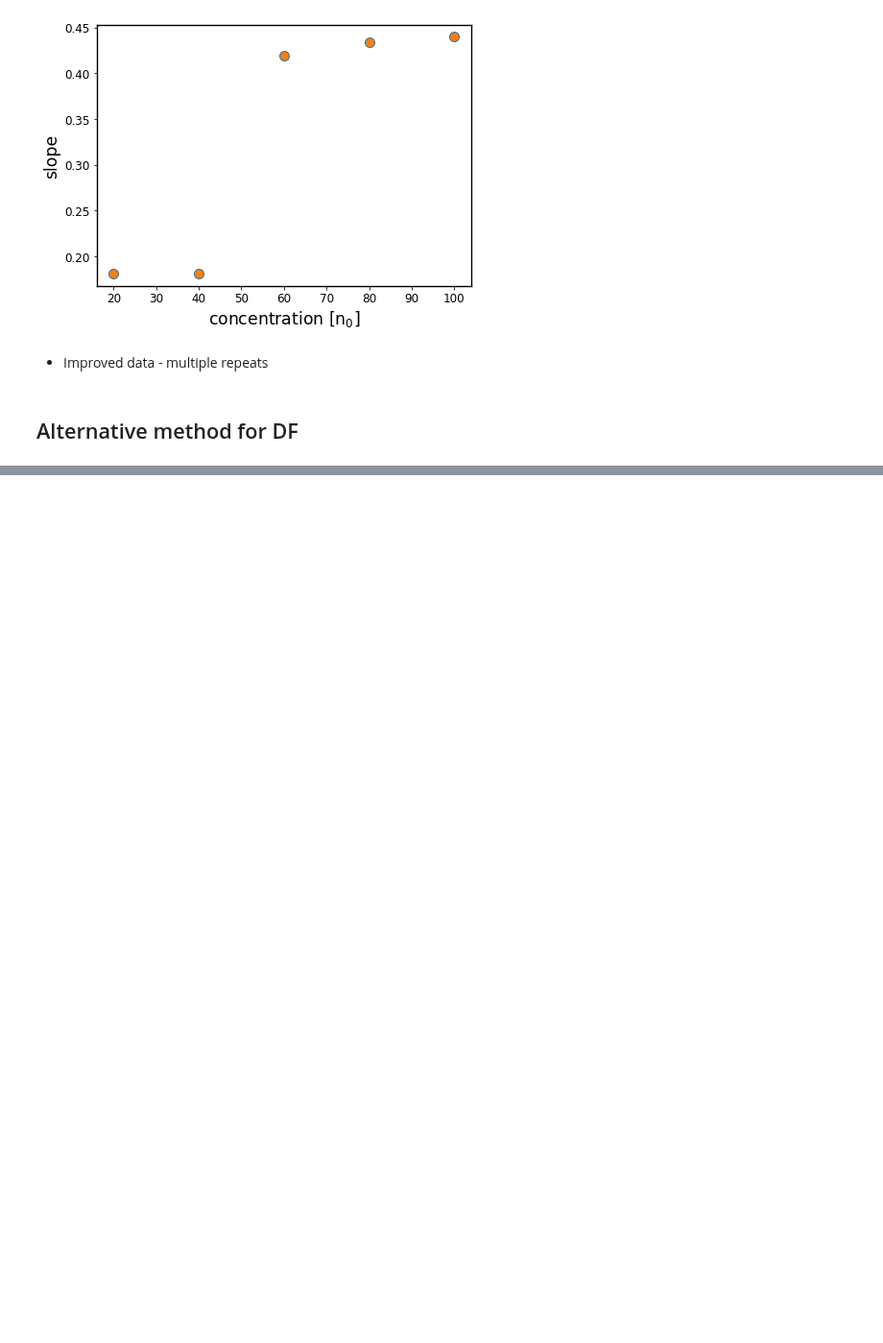
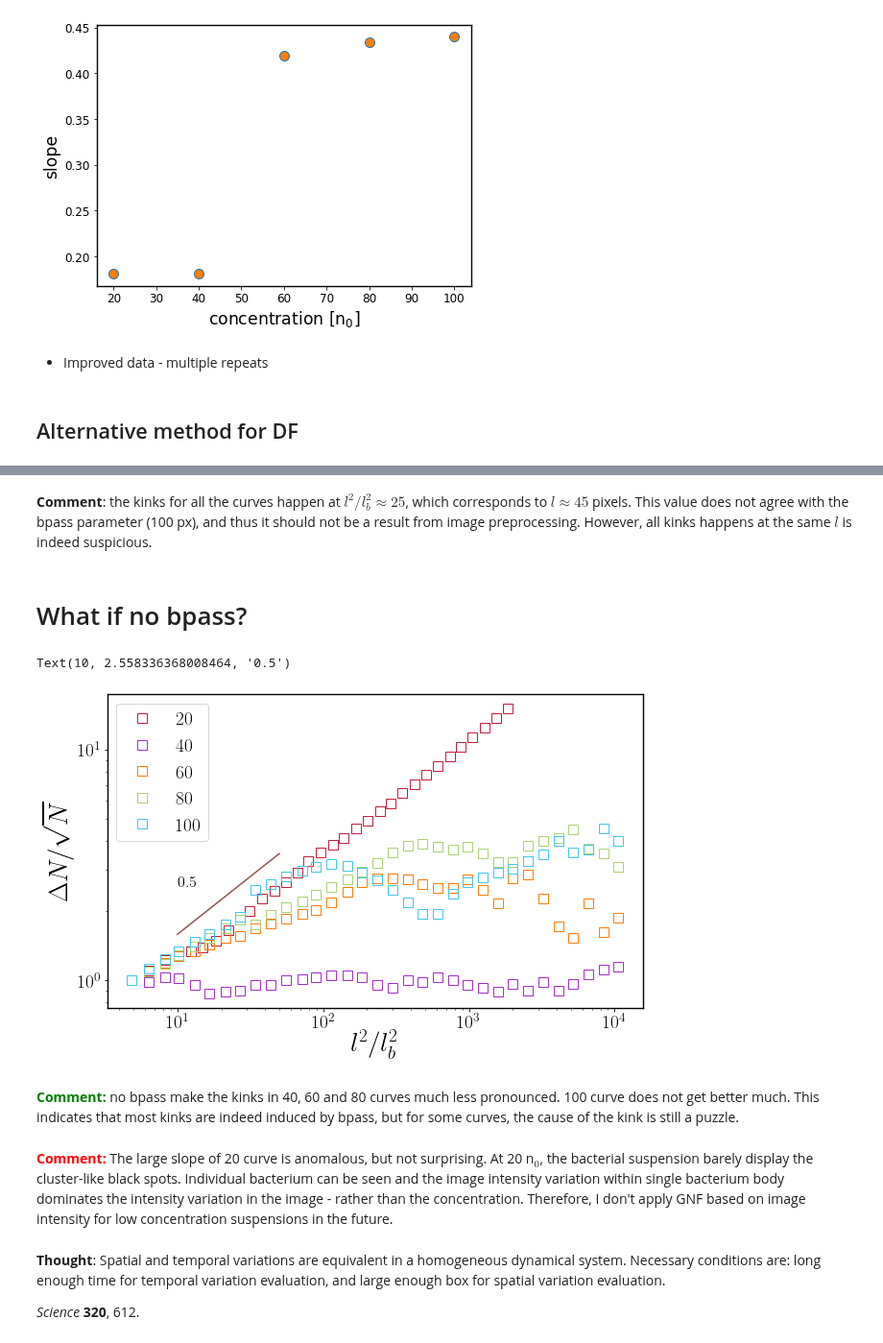
Before and after one commit to ZLoverty/Python, a Jupyter notebook: Correlation/src/fig-2_GNF.ipynb, the cells around one changed output, grey strips where cells are left out. Shown at 96% size. Cells and saved outputs as stored; diff of their text form; code cells hidden in the pictures; blank space fills up the shorter version.

```diff
--- a/Correlation/src/fig-2_GNF.ipynb
+++ b/Correlation/src/fig-2_GNF.ipynb
@@ -95,0 +115,40 @@ name = ['40', '60', '80', '100']
+# %% [markdown]
+__Comment__: the kinks for all the curves happen at $l^2/l_b^2\approx25$, which corresponds to $l\approx45$ pixels. This value does not agree with the bpass parameter (100 px), and thus it should not be a result from image preprocessing. However, all kinks happens at the same $l$ is indeed suspicious.
+# %% [markdown]
+# What if no bpass?
+# %%
+lb = 3 # um
+mpp = 0.33 # um per pixel
+folder = r'D:\Wei\Dynamics_raw\df2nobp_result'
+names = ['20', '40', '60', '80', '100']
+count = 0
+for name in names:
+    subdata = pd.read_csv(os.path.join(folder, name, 'df_average.csv'))
+    xx = subdata.n / (lb/mpp)**2
+    yy = subdata.d / subdata.n**.5
+    yy = yy / yy.iat[0]
+    plt.plot(xx[0:len(xx):3], yy[0:len(yy):3], label=str(name), ls='', marker='s',
+            mfc=(0,0,0,0), mec=wowcolor(count), markersize=10)
+    count += 1
+plt.legend()
+plt.xscale('log')
+plt.yscale('log')
+plt.xlabel('$l^2/l_b^2$')
+plt.ylabel('$\Delta N/\sqrt{N}$')
+
+# guide of the eye slope
+x = np.array([10, 50])
+y = x**0.5 / 2
+plt.plot(x, y)
+plt.text(x[0], y.mean(), '0.5')
+# %% [output]
+Text(10, 2.558336368008464, '0.5')
+[figure, added]
+# %% [markdown]
+<b style='color:green'>Comment:</b> no bpass make the kinks in 40, 60 and 80 curves much less pronounced. 100 curve does not get better much. This indicates that most kinks are indeed induced by bpass, but for some curves, the cause of the kink is still a puzzle.
+# %% [markdown]
+<b style='color:red'>Comment:</b> The large slope of 20 curve is anomalous, but not surprising. At 20 n$_0$, the bacterial suspension barely display the cluster-like black spots. Individual bacterium can be seen and the image intensity variation within single bacterium body dominates the intensity variation in the image - rather than the concentration. Therefore, I don't apply GNF based on image intensity for low concentration suspensions in the future.
+# %% [markdown]
+__Thought__: Spatial and temporal variations are equivalent in a homogeneous dynamical system. Necessary conditions are: long enough time for temporal variation evaluation, and large enough box for spatial variation evaluation.
+
+_Science_ __320__, 612.
```
Also changed, not shown: parts of 6 cells of this notebook, 14 other files.
